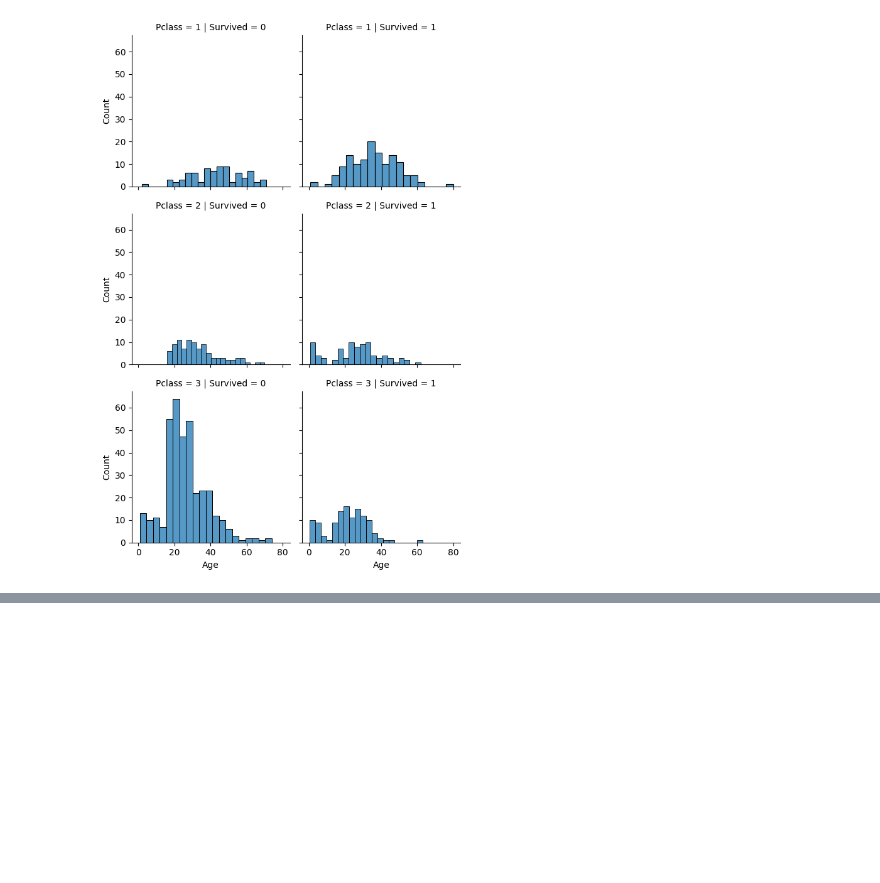
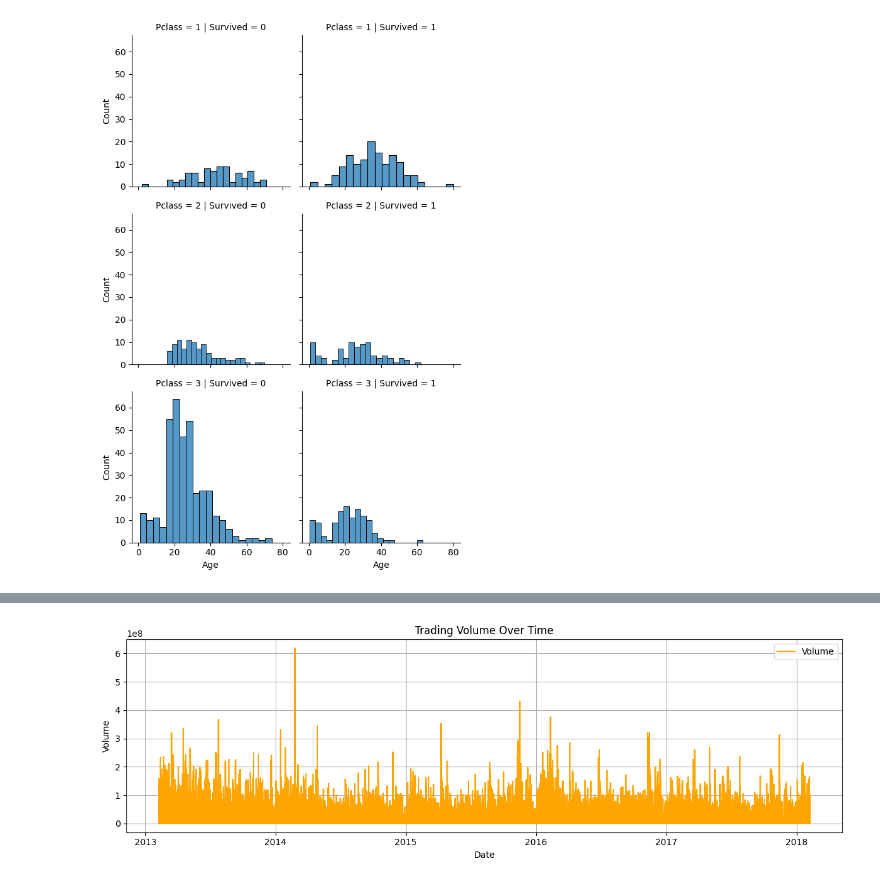
Before and after one commit to deepavarshini09/SoftNexisTechnology_Tasks, a Jupyter notebook: task2_snt.ipynb, the cells around one changed output, grey strips where cells are left out. Saved outputs shown, nothing was run; the diff lists cells and outputs as text; code cells hidden in the pictures; blank space fills up the shorter version.

```diff
--- a/task2_snt.ipynb
+++ b/task2_snt.ipynb
@@ -203,0 +337,13 @@ data.to_csv("titanic_cleaned.csv", index=False)
+# %%
+# Volume Over Time
+plt.figure(figsize=(12, 4))
+plt.plot(data['date'], data['volume'], color='orange', label='Volume')
+plt.title('Trading Volume Over Time')
+plt.xlabel('Date')
+plt.ylabel('Volume')
+plt.grid(True)
+plt.legend()
+plt.tight_layout()
+plt.show()
+# %% [output]
+[figure, added]
```
Also changed, not shown: parts of 19 cells of this notebook.
